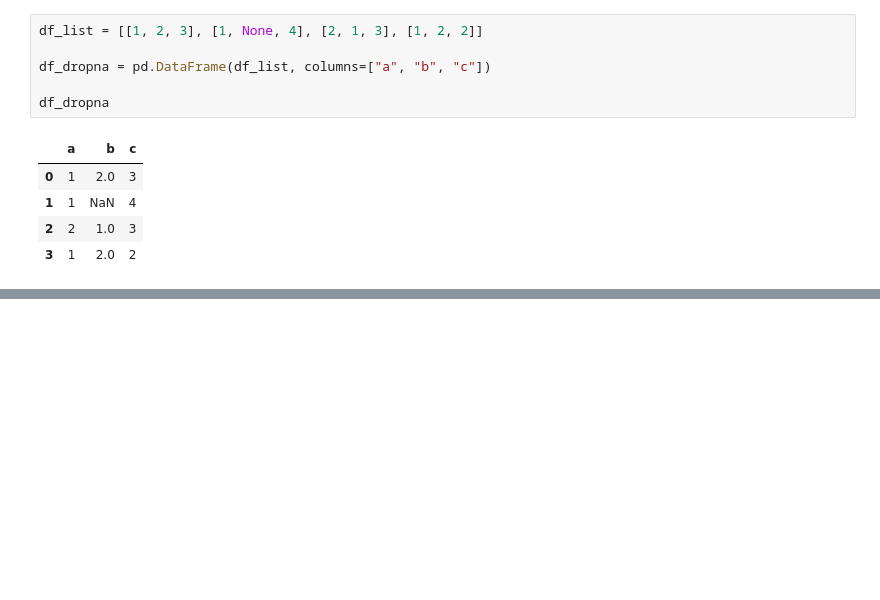
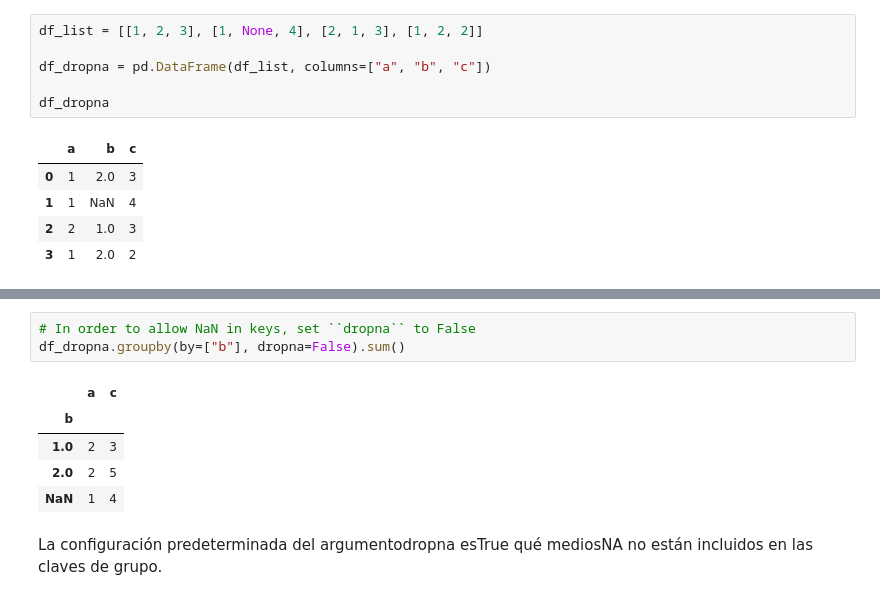
Before and after one commit to DervisMartinez/data-analysis-pandas, a Jupyter notebook: notebooks/Pandas-Practice.ipynb, the cells around one changed output, grey strips where cells are left out. Drawn from its saved outputs; the diff is of its cells as text; blank space fills up the shorter version.

```diff
--- a/notebooks/Pandas-Practice.ipynb
+++ b/notebooks/Pandas-Practice.ipynb
@@ -335,0 +344,11 @@ df_dropna
+# %%
+# In order to allow NaN in keys, set ``dropna`` to False
+df_dropna.groupby(by=["b"], dropna=False).sum()
+# %% [output]
+|  | a | c |
+| b |  |  |
+| 1.0 | 2 | 3 |
+| 2.0 | 2 | 5 |
+| NaN | 1 | 4 |
+# %% [markdown]
+La configuración predeterminada del argumentodropna esTrue qué mediosNA no están incluidos en las claves de grupo.
```
Also changed, not shown: parts of 1 cell of this notebook.
